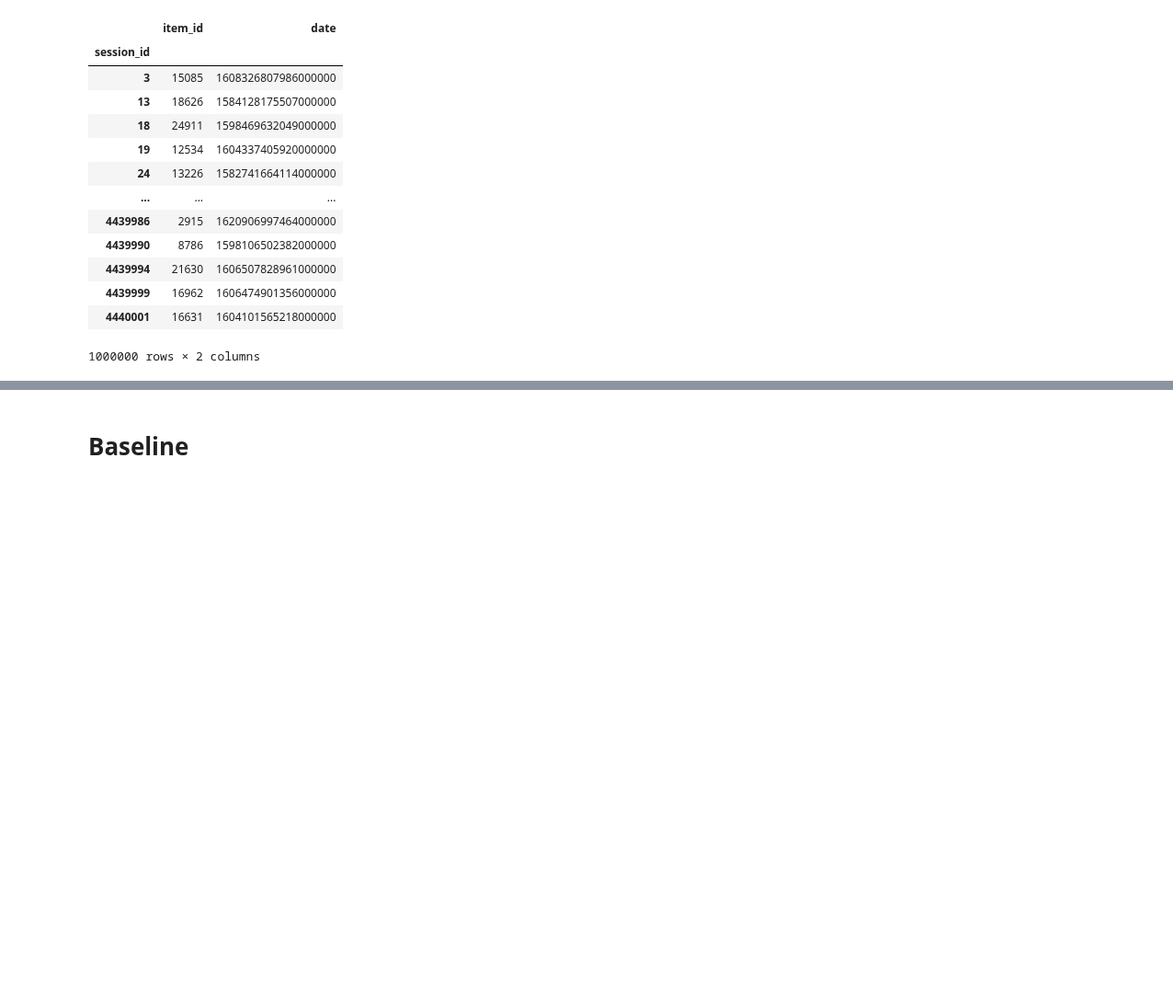
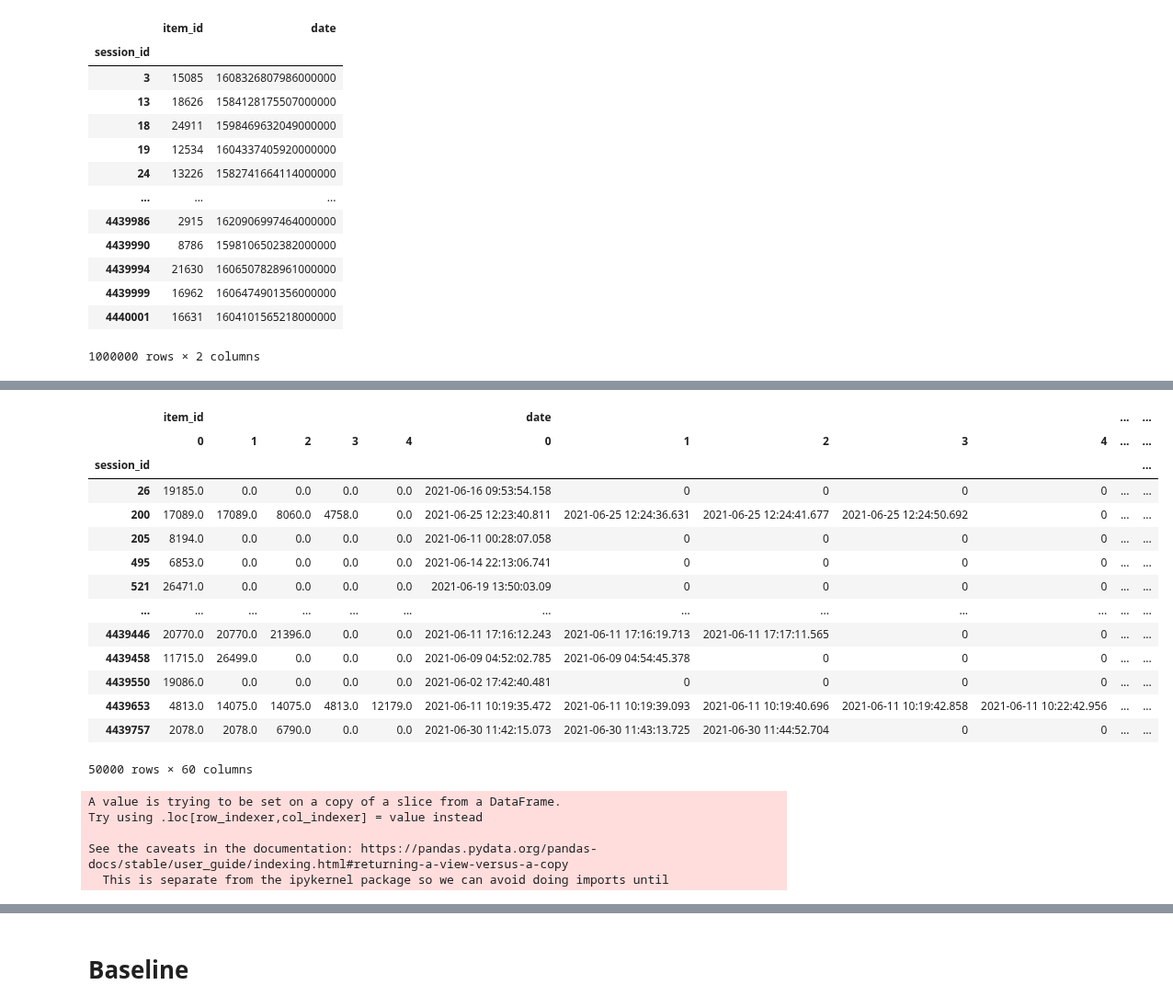
Before and after one commit to Ananassio/Data-Science_lab, a Jupyter notebook: Project/Data.ipynb, the cells around one changed output, grey strips where cells are left out. Shown at 92% size. Saved outputs shown, nothing was run; the diff lists cells and outputs as text; code cells hidden in the pictures; blank space fills up the shorter version.

```diff
--- a/Project/Data.ipynb
+++ b/Project/Data.ipynb
@@ -1088,0 +1121,4 @@ X_train, X_test, y_train, y_test = train_test_split(X, y, test_size=0.3, random_
+# %%
+X_pred = pd.merge(test_leaderboard_sessions, comprimized, left_on='item_id', right_on='item_id')
+X_pred = X_pred.sort_values(by=['session_id','date'])
+X_pred
@@ -1088,0 +1139,32 @@ X_train, X_test, y_train, y_test = train_test_split(X, y, test_size=0.3, random_
+# %%
+X_pred = X_pred.groupby('session_id').head(5)
+X_pred = X_pred.set_index(['session_id', X_pred.groupby('session_id').cumcount()]).unstack()
+X_pred = X_pred.fillna(0)
+X_pred
+# %% [output]
+|  | item_id |  |  |  |  | date |  |  |  |  | ... | ... |
+|  | 0 | 1 | 2 | 3 | 4 | 0 | 1 | 2 | 3 | 4 | ... | ... |
+| session_id |  |  |  |  |  |  |  |  |  |  |  | ... |
+| 26 | 19185.0 | 0.0 | 0.0 | 0.0 | 0.0 | 2021-06-16 09:53:54.158 | 0 | 0 | 0 | 0 | ... | ... |
+| 200 | 17089.0 | 17089.0 | 8060.0 | 4758.0 | 0.0 | 2021-06-25 12:23:40.811 | 2021-06-25 12:24:36.631 | 2021-06-25 12:24:41.677 | 2021-06-25 12:24:50.692 | 0 | ... | ... |
+| 205 | 8194.0 | 0.0 | 0.0 | 0.0 | 0.0 | 2021-06-11 00:28:07.058 | 0 | 0 | 0 | 0 | ... | ... |
+| 495 | 6853.0 | 0.0 | 0.0 | 0.0 | 0.0 | 2021-06-14 22:13:06.741 | 0 | 0 | 0 | 0 | ... | ... |
+| 521 | 26471.0 | 0.0 | 0.0 | 0.0 | 0.0 | 2021-06-19 13:50:03.09 | 0 | 0 | 0 | 0 | ... | ... |
+| ... | ... | ... | ... | ... | ... | ... | ... | ... | ... | ... | ... | ... |
+| 4439446 | 20770.0 | 20770.0 | 21396.0 | 0.0 | 0.0 | 2021-06-11 17:16:12.243 | 2021-06-11 17:16:19.713 | 2021-06-11 17:17:11.565 | 0 | 0 | ... | ... |
+| 4439458 | 11715.0 | 26499.0 | 0.0 | 0.0 | 0.0 | 2021-06-09 04:52:02.785 | 2021-06-09 04:54:45.378 | 0 | 0 | 0 | ... | ... |
+| 4439550 | 19086.0 | 0.0 | 0.0 | 0.0 | 0.0 | 2021-06-02 17:42:40.481 | 0 | 0 | 0 | 0 | ... | ... |
+| 4439653 | 4813.0 | 14075.0 | 14075.0 | 4813.0 | 12179.0 | 2021-06-11 10:19:35.472 | 2021-06-11 10:19:39.093 | 2021-06-11 10:19:40.696 | 2021-06-11 10:19:42.858 | 2021-06-11 10:22:42.956 | ... | ... |
+| 4439757 | 2078.0 | 2078.0 | 6790.0 | 0.0 | 0.0 | 2021-06-30 11:42:15.073 | 2021-06-30 11:43:13.725 | 2021-06-30 11:44:52.704 | 0 | 0 | ... | ... |
+50000 rows × 60 columns
+# %%
+x_pred_date = X_pred.date
+for i in range(5):
+  x_pred_date[i] = pd.to_datetime(x_pred_date[i]).astype(np.int64)
+X_pred.date = x_pred_date
+# %% [output]
+A value is trying to be set on a copy of a slice from a DataFrame.
+Try using .loc[row_indexer,col_indexer] = value instead
+
+See the caveats in the documentation: https://pandas.pydata.org/pandas-docs/stable/user_guide/indexing.html#returning-a-view-versus-a-copy
+  This is separate from the ipykernel package so we can avoid doing imports until
```
Also changed, not shown: parts of 26 cells of this notebook.
